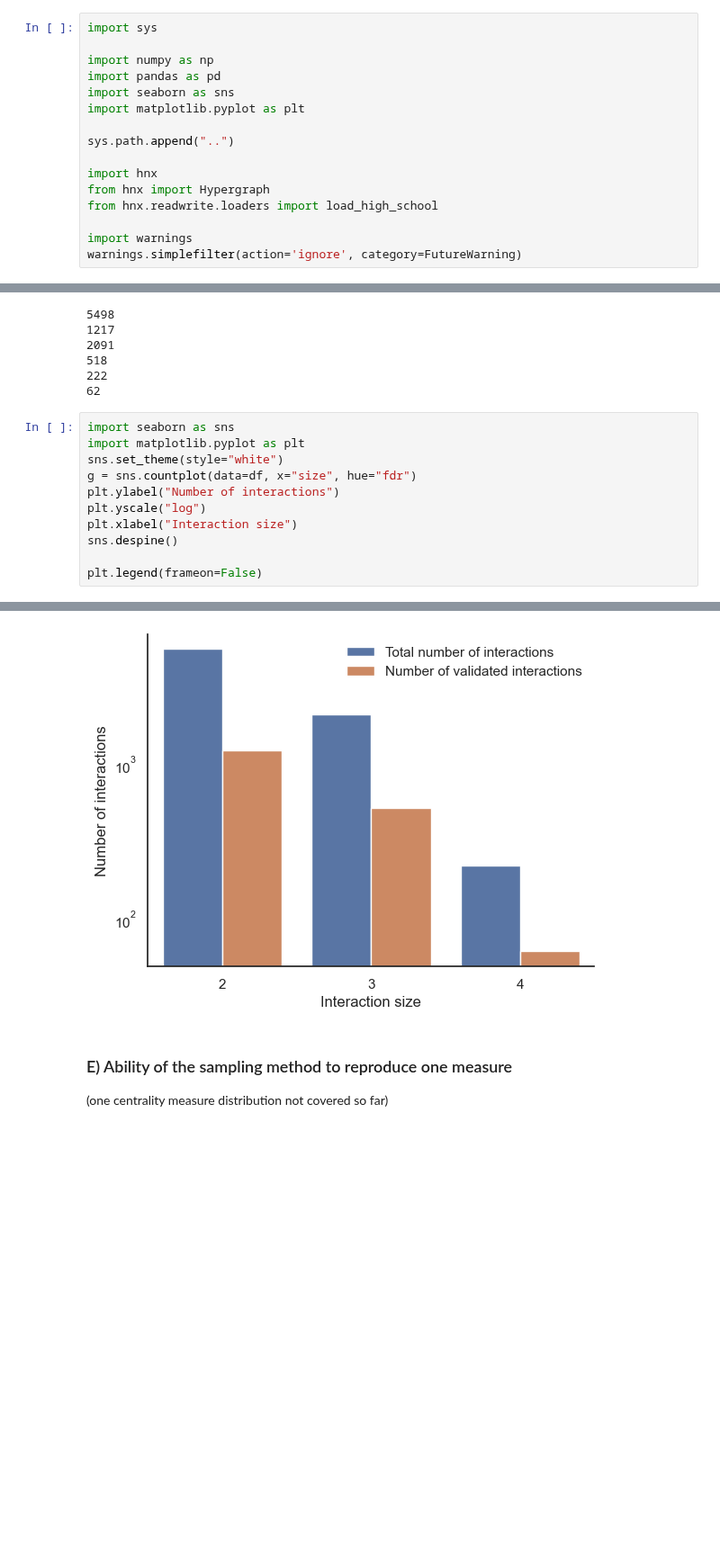
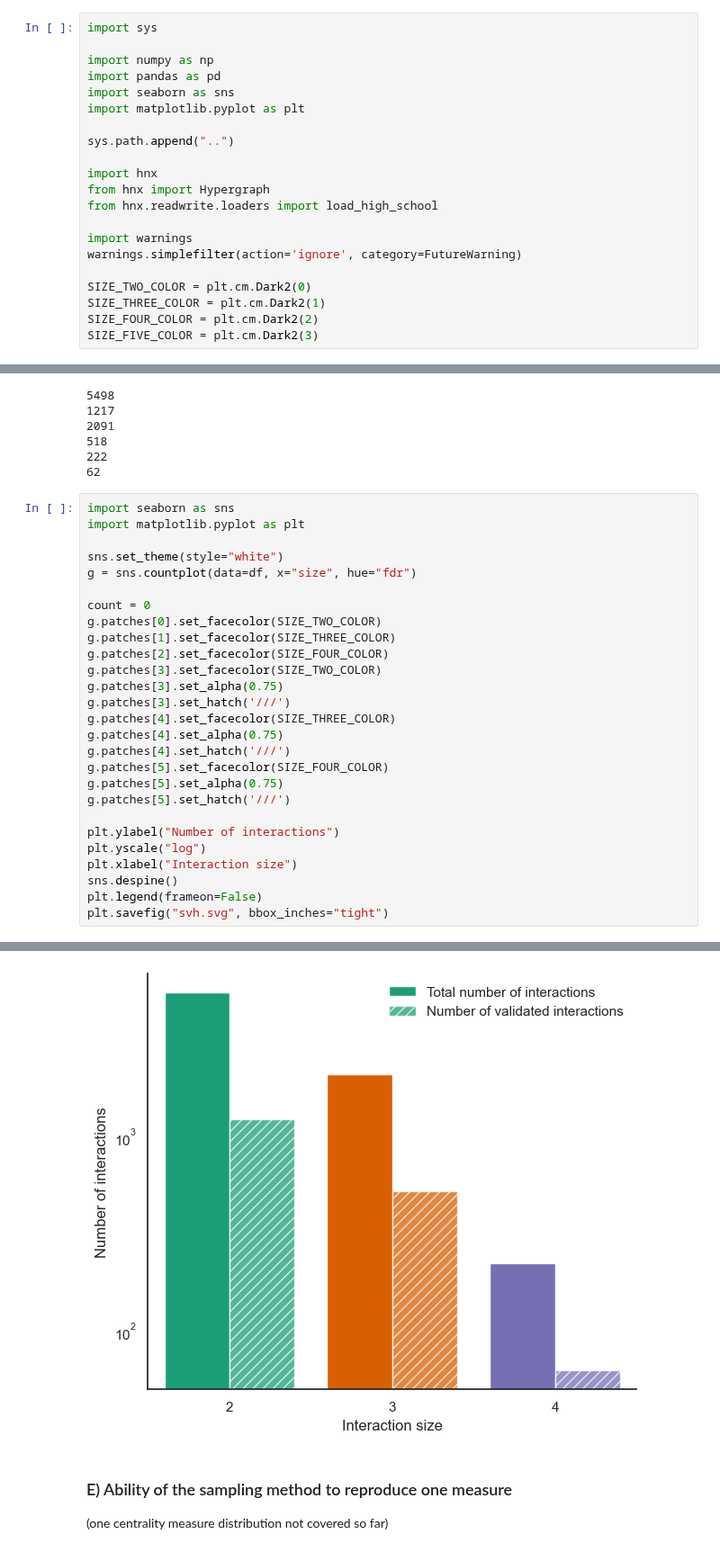
Before and after one commit to HGX-Team/hypergraphx, a Jupyter notebook: tutorials/analysis_paper-Copy1.ipynb, the cells around one changed output, grey strips where cells are left out. Shown at 90% size. Drawn from its saved outputs; the diff is of its cells as text; blank space fills up the shorter version.

```diff
--- a/tutorials/analysis_paper-Copy1.ipynb
+++ b/tutorials/analysis_paper-Copy1.ipynb
@@ -19,6 +16,11 @@ from hnx.readwrite.loaders import load_high_school
 
 import warnings
 warnings.simplefilter(action='ignore', category=FutureWarning)
+
+SIZE_TWO_COLOR = plt.cm.Dark2(0)
+SIZE_THREE_COLOR = plt.cm.Dark2(1)
+SIZE_FOUR_COLOR = plt.cm.Dark2(2)
+SIZE_FIVE_COLOR = plt.cm.Dark2(3)
 # %%
 sns.set_style("whitegrid", {"grid.color": "0.9"})
 params = {'figure.figsize': (7,6),
@@ -225,12 +227,28 @@ for size in validated:
 # %%
 import seaborn as sns
 import matplotlib.pyplot as plt
+
 sns.set_theme(style="white")
 g = sns.countplot(data=df, x="size", hue="fdr")
+
+count = 0
+g.patches[0].set_facecolor(SIZE_TWO_COLOR)
+g.patches[1].set_facecolor(SIZE_THREE_COLOR)
+g.patches[2].set_facecolor(SIZE_FOUR_COLOR)
+g.patches[3].set_facecolor(SIZE_TWO_COLOR)
+g.patches[3].set_alpha(0.75)
+g.patches[3].set_hatch('///')
+g.patches[4].set_facecolor(SIZE_THREE_COLOR)
+g.patches[4].set_alpha(0.75)
+g.patches[4].set_hatch('///')
+g.patches[5].set_facecolor(SIZE_FOUR_COLOR)
+g.patches[5].set_alpha(0.75)
+g.patches[5].set_hatch('///')
+
 plt.ylabel("Number of interactions")
 plt.yscale("log")
 plt.xlabel("Interaction size")
 sns.despine()
-
 plt.legend(frameon=False)
+plt.savefig("svh.svg", bbox_inches="tight")
 # %% [output]
@@ -238,4 +255,4 @@ plt.legend(frameon=False)
-[figure, old version]
+[figure, new version]
 # %% [markdown]
 ### E) Ability of the sampling method to reproduce one measure
 (one centrality measure distribution not covered so far)
```
Also changed, not shown: parts of 16 cells of this notebook, 13 other files.
